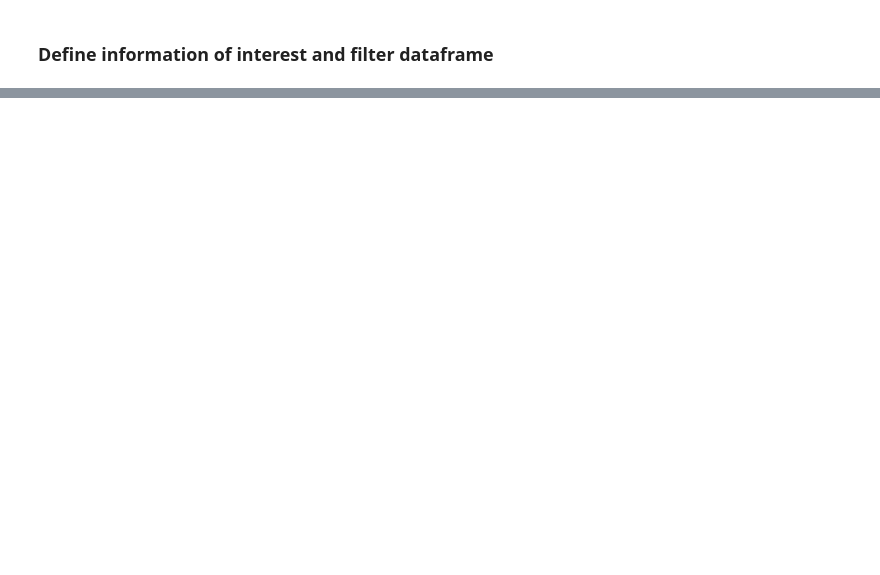
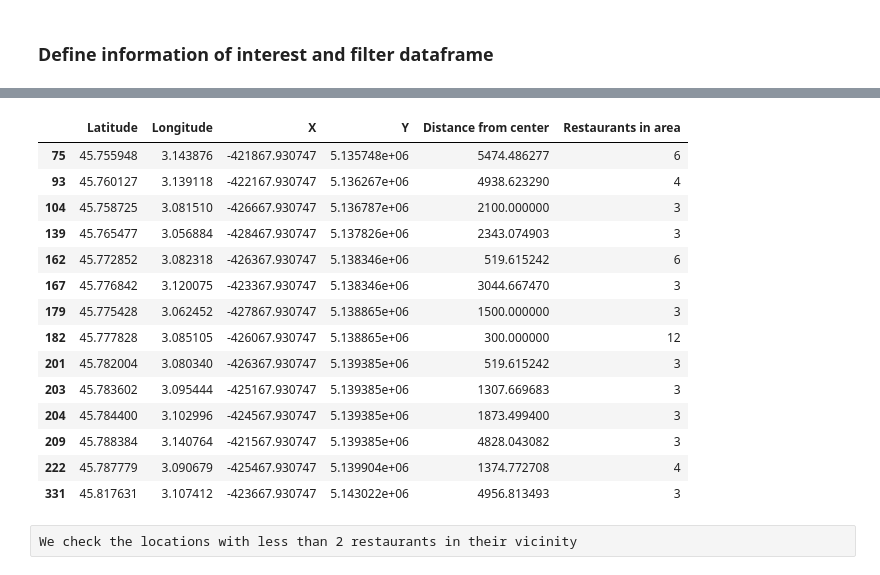
Before and after one commit to NinaBekono/Coursera_Capstone, a Jupyter notebook: Final_Report.ipynb, the cells around one changed output, grey strips where cells are left out. Cells and saved outputs as stored; diff of their text form; code cells hidden in the pictures; blank space fills up the shorter version.

```diff
--- a/Final_Report.ipynb
+++ b/Final_Report.ipynb
@@ -188,0 +559,21 @@ We got some examples data on the city of Clermont-Ferrand that we turn into a da
+# %%
+df_locations_max = df_locations[df_locations['Restaurants in area']>2]
+df_locations_max
+# %% [output]
+|  | Latitude | Longitude | X | Y | Distance from center | Restaurants in area |
+| 75 | 45.755948 | 3.143876 | -421867.930747 | 5.135748e+06 | 5474.486277 | 6 |
+| 93 | 45.760127 | 3.139118 | -422167.930747 | 5.136267e+06 | 4938.623290 | 4 |
+| 104 | 45.758725 | 3.081510 | -426667.930747 | 5.136787e+06 | 2100.000000 | 3 |
+| 139 | 45.765477 | 3.056884 | -428467.930747 | 5.137826e+06 | 2343.074903 | 3 |
+| 162 | 45.772852 | 3.082318 | -426367.930747 | 5.138346e+06 | 519.615242 | 6 |
+| 167 | 45.776842 | 3.120075 | -423367.930747 | 5.138346e+06 | 3044.667470 | 3 |
+| 179 | 45.775428 | 3.062452 | -427867.930747 | 5.138865e+06 | 1500.000000 | 3 |
+| 182 | 45.777828 | 3.085105 | -426067.930747 | 5.138865e+06 | 300.000000 | 12 |
+| 201 | 45.782004 | 3.080340 | -426367.930747 | 5.139385e+06 | 519.615242 | 3 |
+| 203 | 45.783602 | 3.095444 | -425167.930747 | 5.139385e+06 | 1307.669683 | 3 |
+| 204 | 45.784400 | 3.102996 | -424567.930747 | 5.139385e+06 | 1873.499400 | 3 |
+| 209 | 45.788384 | 3.140764 | -421567.930747 | 5.139385e+06 | 4828.043082 | 3 |
+| 222 | 45.787779 | 3.090679 | -425467.930747 | 5.139904e+06 | 1374.772708 | 4 |
+| 331 | 45.817631 | 3.107412 | -423667.930747 | 5.143022e+06 | 4956.813493 | 3 |
+# %% [raw]
+We check the locations with less than 2 restaurants in their vicinity
```
Also changed, not shown: parts of 63 cells of this notebook.
